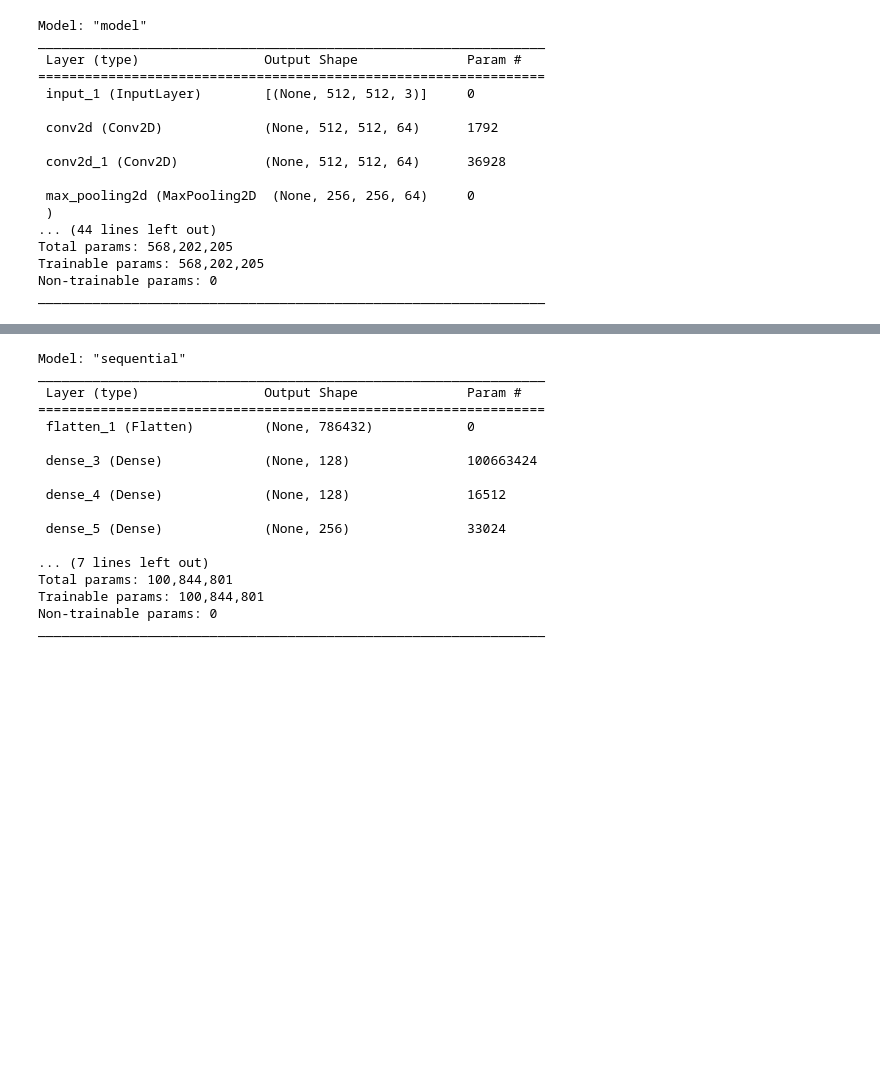
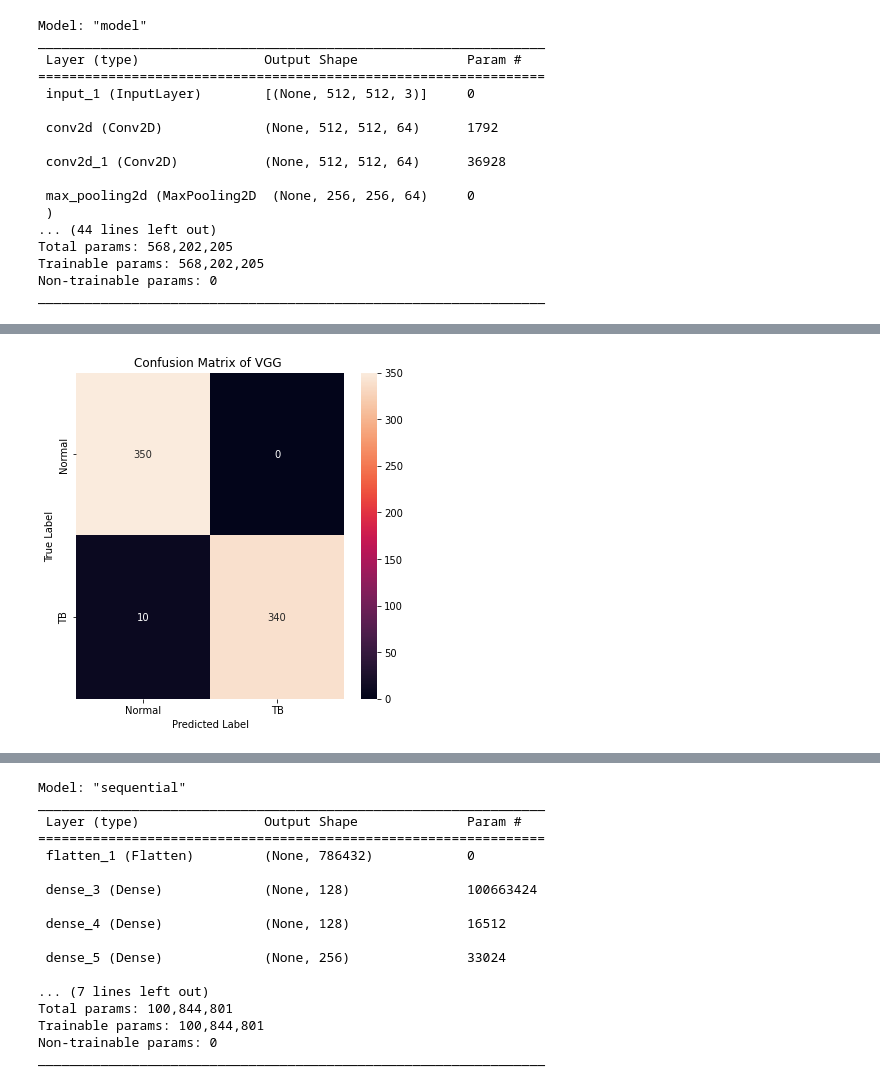
Before and after one commit to amolamahadik/Dissertation, a Jupyter notebook: TB_classification_with_augumentation.ipynb, the cells around one changed output, grey strips where cells are left out. Cells and saved outputs as stored; diff of their text form; code cells hidden in the pictures; blank space fills up the shorter version.

```diff
--- a/TB_classification_with_augumentation.ipynb
+++ b/TB_classification_with_augumentation.ipynb
@@ -382,0 +389,16 @@ score_vgg
+# %%
+y_pred=model.predict(test_batches)
+y_pred
+y_pred=(y_pred>0.5)
+cm=confusion_matrix(test_batches.classes,y_pred)
+f,ax = plt.subplots(figsize=(6, 6))
+sns.heatmap(cm,annot=True,fmt="d")
+plt.xlabel("Predicted Label")
+plt.ylabel("True Label")
+ax.xaxis.set_ticklabels(test_batches.class_indices)
+Patient_labels = ['Normal', 'TB']
+ax.yaxis.set_ticklabels(Patient_labels)
+plt.title("Confusion Matrix of VGG ")
+plt.show()
+# %% [output]
+[figure, added]
```
Also changed, not shown: parts of 15 cells of this notebook.
